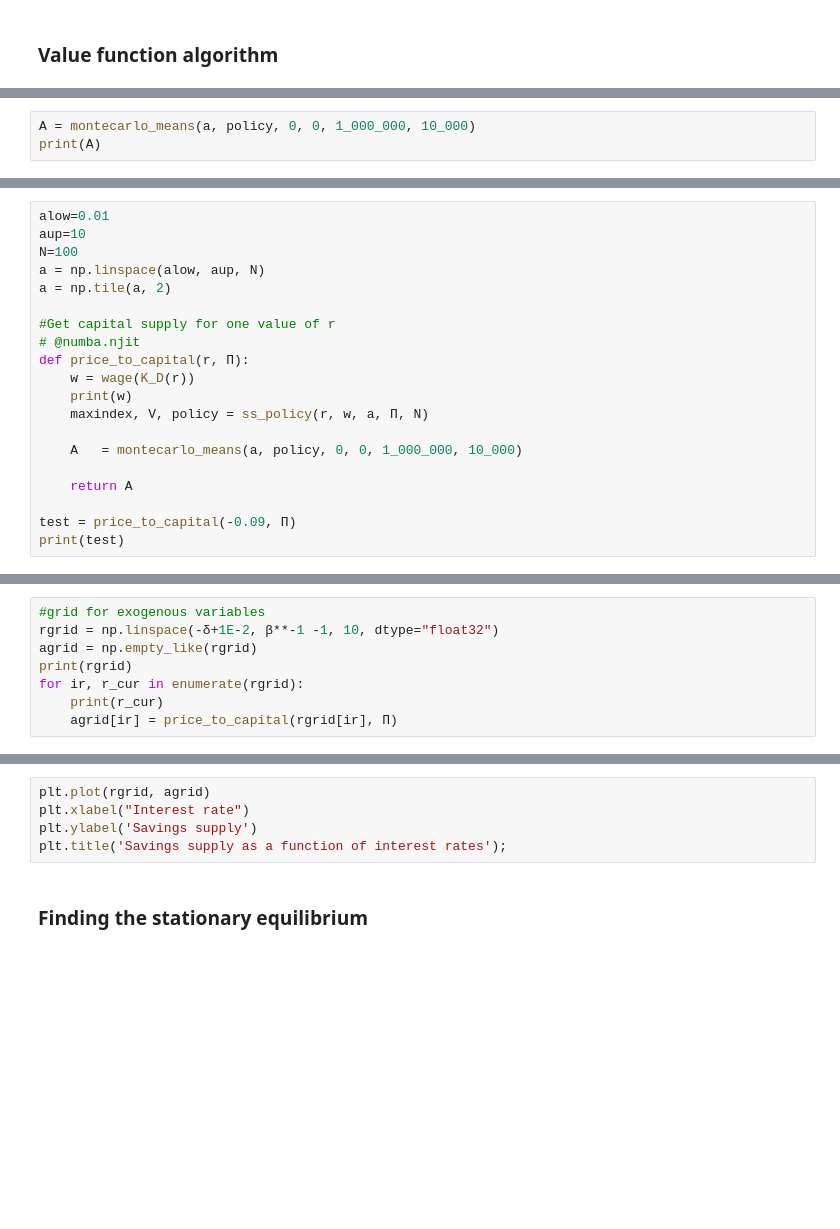
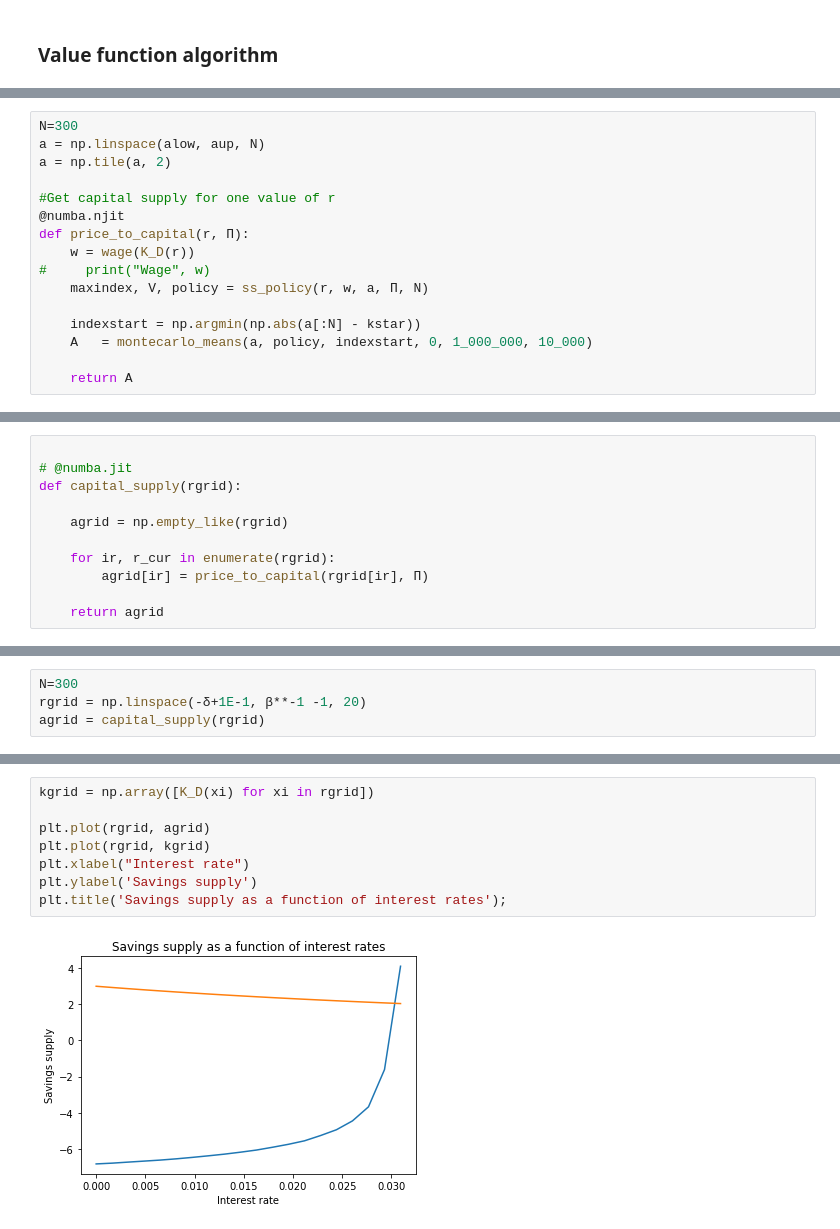
Before and after one commit to tpellet/411-3---Doepke, a Jupyter notebook: Pset 2/Problem Set 2 - 411-3.ipynb, the cells around one changed output, grey strips where cells are left out. Cells and saved outputs as stored; diff of their text form; blank space fills up the shorter version.

```diff
--- a/Pset 2/Problem Set 2 - 411-3.ipynb
+++ b/Pset 2/Problem Set 2 - 411-3.ipynb
@@ -340,3 +654,0 @@ update(1, 140, policy)
-# %%
-A = montecarlo_means(a, policy, 0, 0, 1_000_000, 10_000)
-print(A)
@@ -347,20 +655,16 @@ print(A)
 # %%
-alow=0.01
-aup=10
-N=100
+N=300
 a = np.linspace(alow, aup, N)
 a = np.tile(a, 2)
 
 #Get capital supply for one value of r
-# @numba.njit
+@numba.njit
 def price_to_capital(r, Π):
     w = wage(K_D(r))
-    print(w)
+#     print("Wage", w)
     maxindex, V, policy = ss_policy(r, w, a, Π, N)
 
-    A   = montecarlo_means(a, policy, 0, 0, 1_000_000, 10_000)
+    indexstart = np.argmin(np.abs(a[:N] - kstar))
+    A   = montecarlo_means(a, policy, indexstart, 0, 1_000_000, 10_000)
 
     return A
-
-test = price_to_capital(-0.09, Π)
-print(test)
@@ -389,8 +671,11 @@ nan
 # %%
-#grid for exogenous variables
-rgrid = np.linspace(-δ+1E-2, β**-1 -1, 10, dtype="float32")
-agrid = np.empty_like(rgrid)
-print(rgrid)
-for ir, r_cur in enumerate(rgrid):
-    print(r_cur)
-    agrid[ir] = price_to_capital(rgrid[ir], Π)
+
+# @numba.jit
+def capital_supply(rgrid):
+
+    agrid = np.empty_like(rgrid)
+
+    for ir, r_cur in enumerate(rgrid):
+        agrid[ir] = price_to_capital(rgrid[ir], Π)
+
+    return agrid
@@ -401,0 +682,4 @@ TypeError: cannot unpack non-iterable NoneType object
+# %%
+N=300
+rgrid = np.linspace(-δ+1E-1, β**-1 -1, 20)
+agrid = capital_supply(rgrid)
@@ -402,10 +707,13 @@ TypeError: cannot unpack non-iterable NoneType object
 # %%
+kgrid = np.array([K_D(xi) for xi in rgrid])
+
 plt.plot(rgrid, agrid)
+plt.plot(rgrid, kgrid)
 plt.xlabel("Interest rate")
 plt.ylabel('Savings supply')
 plt.title('Savings supply as a function of interest rates');
+# %% [output]
+[figure, added]
-# %% [markdown]
-### Finding the stationary equilibrium
 # %%
 #compute excess supply
 @numba.njit
```
Also changed, not shown: parts of 52 cells of this notebook, 1 other file.
